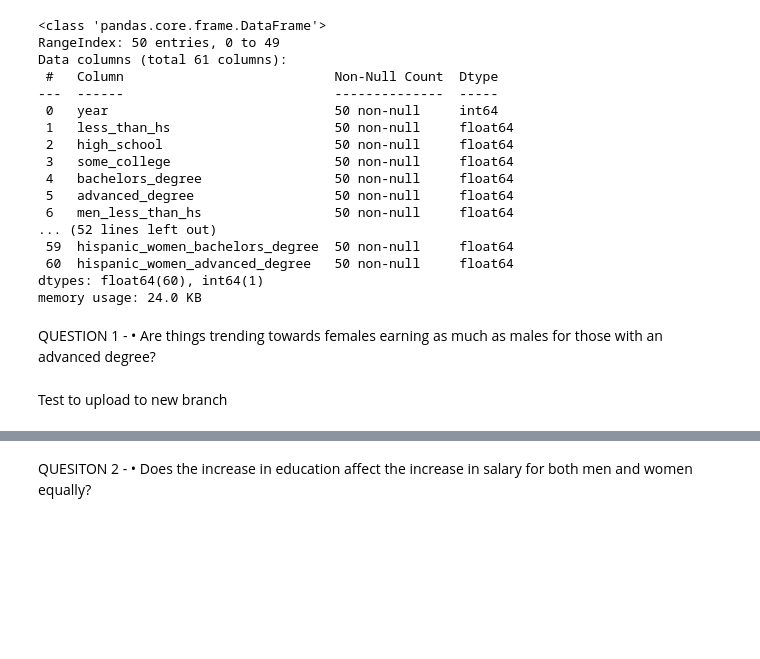
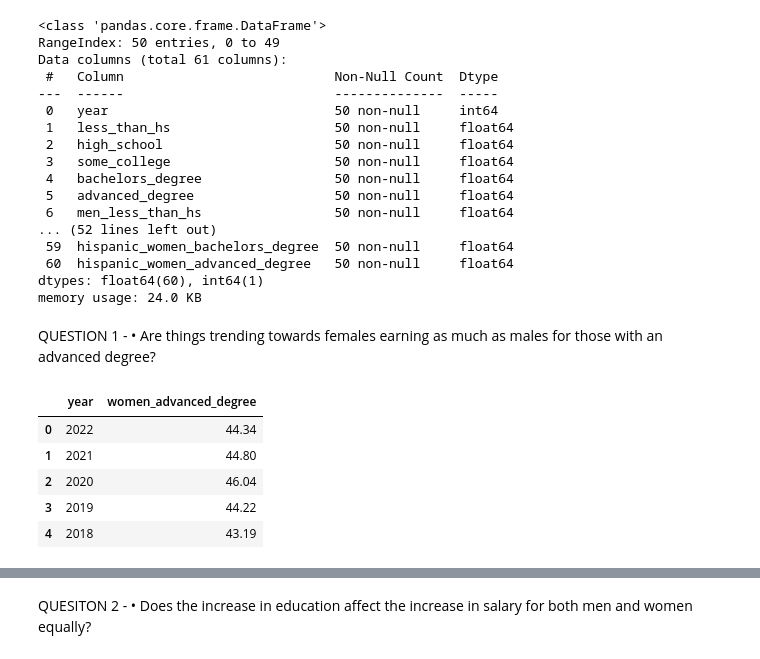
Before and after one commit to Crashapple/Project_1, a Jupyter notebook: Project1.ipynb, the cells around one changed output, grey strips where cells are left out. Saved outputs shown, nothing was run; the diff lists cells and outputs as text; code cells hidden in the pictures; blank space fills up the shorter version.

Commit message:
Filter Data

```diff
--- a/Project1.ipynb
+++ b/Project1.ipynb
@@ -5,6 +8,9 @@ import matplotlib.pyplot as plt
 # %%
+#Data Files
+Wages_by_Education_file = Path("wages_by_education.csv")
+
 # Read CSV File
-df = pd.read_csv (r"D:\Classwork\Class Notes\Wk7\Homework\wages_by_education.csv")
+df = pd.read_csv (Wages_by_Education_file)
 df.head()
 # %% [output]
 |  | year | less_than_hs | high_school | some_college | bachelors_degree | advanced_degree | men_less_than_hs | ... |
@@ -37,5 +43,15 @@ dtypes: float64(60), int64(1)
 memory usage: 24.0 KB
 # %% [markdown]
 QUESTION 1 - •	Are things trending towards females earning as much as males for those with an advanced degree?
-# %% [markdown]
-Test to upload to new branch
+# %%
+# Filter the data for females with an advanced degree
+women_with_advanced_degree = df[['year','women_advanced_degree']]
+
+women_with_advanced_degree.head()
+# %% [output]
+|  | year | women_advanced_degree |
+| 0 | 2022 | 44.34 |
+| 1 | 2021 | 44.80 |
+| 2 | 2020 | 46.04 |
+| 3 | 2019 | 44.22 |
+| 4 | 2018 | 43.19 |
```
Also changed, not shown: parts of 2 cells of this notebook.
